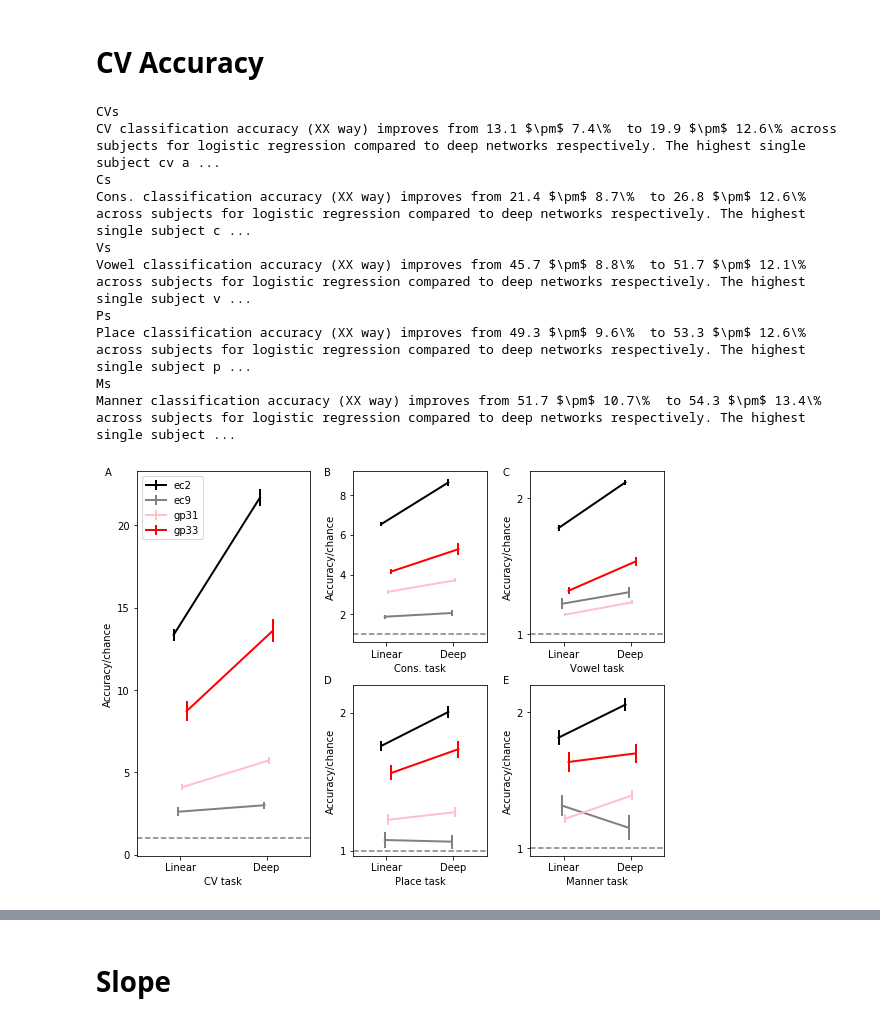
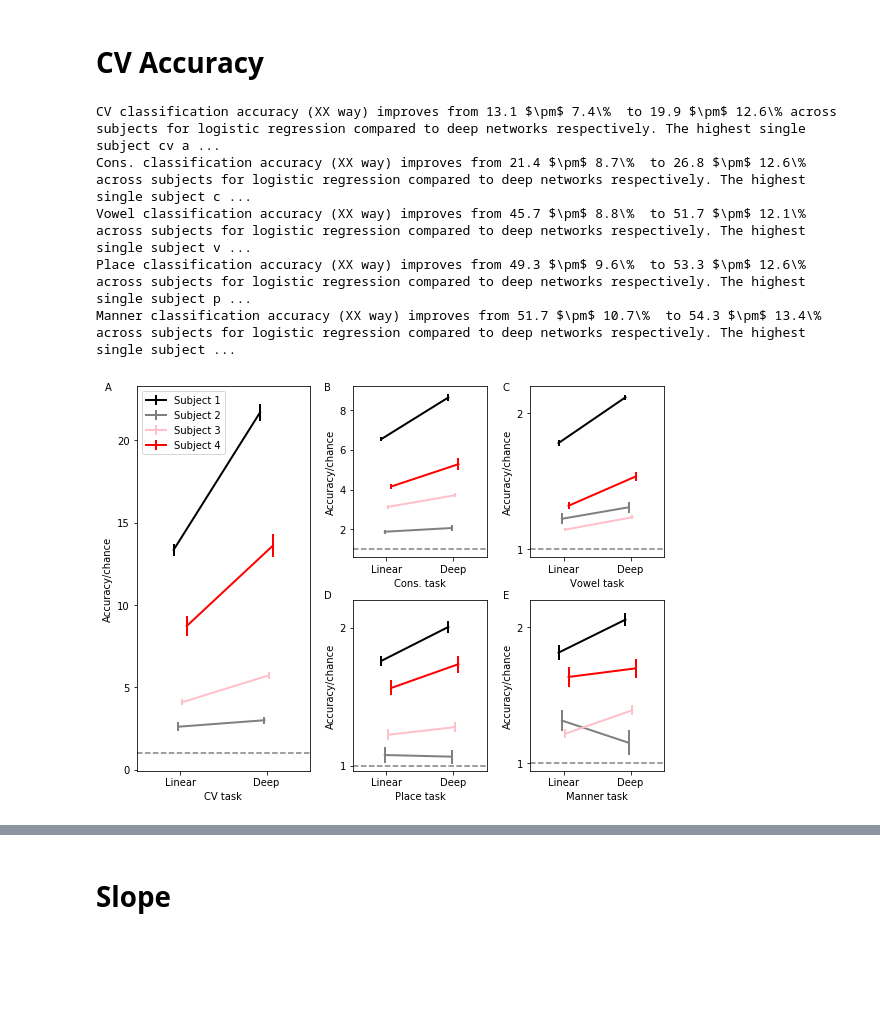
Before and after one commit to BouchardLab/cv_paper_plots, a Jupyter notebook: accuracy_slope/accuracy_slope.ipynb, the cells around one changed output, grey strips where cells are left out. Drawn from its saved outputs; the diff is of its cells as text; code cells hidden in the pictures; blank space fills up the shorter version.

```diff
--- a/accuracy_slope/accuracy_slope.ipynb
+++ b/accuracy_slope/accuracy_slope.ipynb
@@ -74,41 +74,36 @@ ax_m = f.add_axes([r_x + w + h_gap, be, w, h])
 
 key = fracs[-1]
 
-accuracy.plot_cv_accuracy(deep_all[key], linear_all[key], chance[0, :, -1], subjects, colors, ax_cv)
+accuracy.plot_cv_accuracy(deep_all[key], linear_all[key], chance[0, :, -1], colors, ax_cv)
 
 
 accuracy.plot_cv_accuracy(other_deep_accuracy['c'], other_linear_accuracy['c'],
-                          chance[1, :, -1], subjects, colors, ax_c, 'Cons. task', False, ymax=9.2)
+                          chance[1, :, -1], colors, ax_c, 'Cons. task', False, ymax=9.2)
 accuracy.plot_cv_accuracy(other_deep_accuracy['v'], other_linear_accuracy['v'],
-                          chance[2, :, -1], subjects, colors, ax_v, 'Vowel task', False, ymax=2.2)
+                          chance[2, :, -1], colors, ax_v, 'Vowel task', False, ymax=2.2)
 
 accuracy.plot_cv_accuracy(other_deep_accuracy['p'], other_linear_accuracy['p'],
-                          chance[3, :, -1], subjects, colors, ax_p, 'Place task', False, ymax=2.2)
+                          chance[3, :, -1], colors, ax_p, 'Place task', False, ymax=2.2)
 accuracy.plot_cv_accuracy(other_deep_accuracy['m'], other_linear_accuracy['m'],
-                          chance[4, :, -1], subjects, colors, ax_m, 'Manner task', False, ymax=2.2)
+                          chance[4, :, -1], colors, ax_m, 'Manner task', False, ymax=2.2)
 
 x0 = .02
 y0 = .98
 x1 = .4
 y1 = .5
 x2 = .71
 
 f.text(x0, y0, 'A')
 f.text(x1, y0, 'B')
 f.text(x2, y0, 'C')
 f.text(x1, y1, 'D')
 f.text(x2, y1, 'E')
 
 plt.savefig(os.path.join(os.environ['HOME'], 'Downloads/accuracy.pdf'))
 # %% [output]
-CVs
 CV classification accuracy (XX way) improves from 13.1 $\pm$ 7.4\%  to 19.9 $\pm$ 12.6\% across subjects for logistic regression compared to deep networks respectively. The highest single subject cv a ...
-Cs
 Cons. classification accuracy (XX way) improves from 21.4 $\pm$ 8.7\%  to 26.8 $\pm$ 12.6\% across subjects for logistic regression compared to deep networks respectively. The highest single subject c ...
-Vs
 Vowel classification accuracy (XX way) improves from 45.7 $\pm$ 8.8\%  to 51.7 $\pm$ 12.1\% across subjects for logistic regression compared to deep networks respectively. The highest single subject v ...
-Ps
 Place classification accuracy (XX way) improves from 49.3 $\pm$ 9.6\%  to 53.3 $\pm$ 12.6\% across subjects for logistic regression compared to deep networks respectively. The highest single subject p ...
-Ms
 Manner classification accuracy (XX way) improves from 51.7 $\pm$ 10.7\%  to 54.3 $\pm$ 13.4\% across subjects for logistic regression compared to deep networks respectively. The highest single subject ...
-[figure, old version]
+[figure, new version]
```
Also changed, not shown: parts of 2 cells of this notebook, 2 other files.
